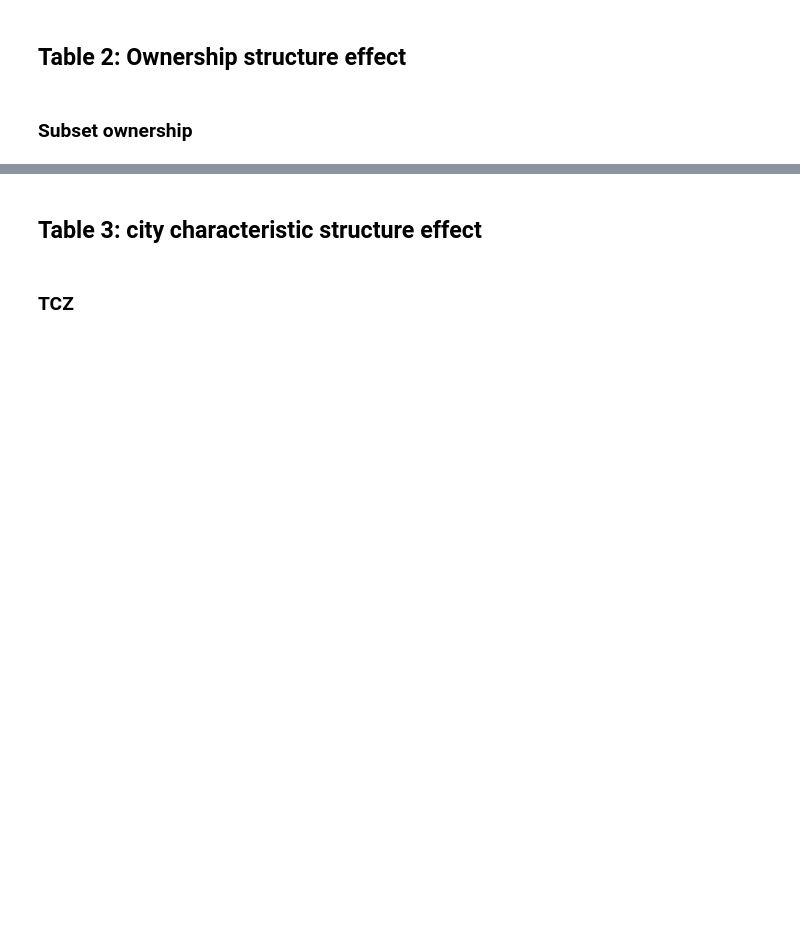
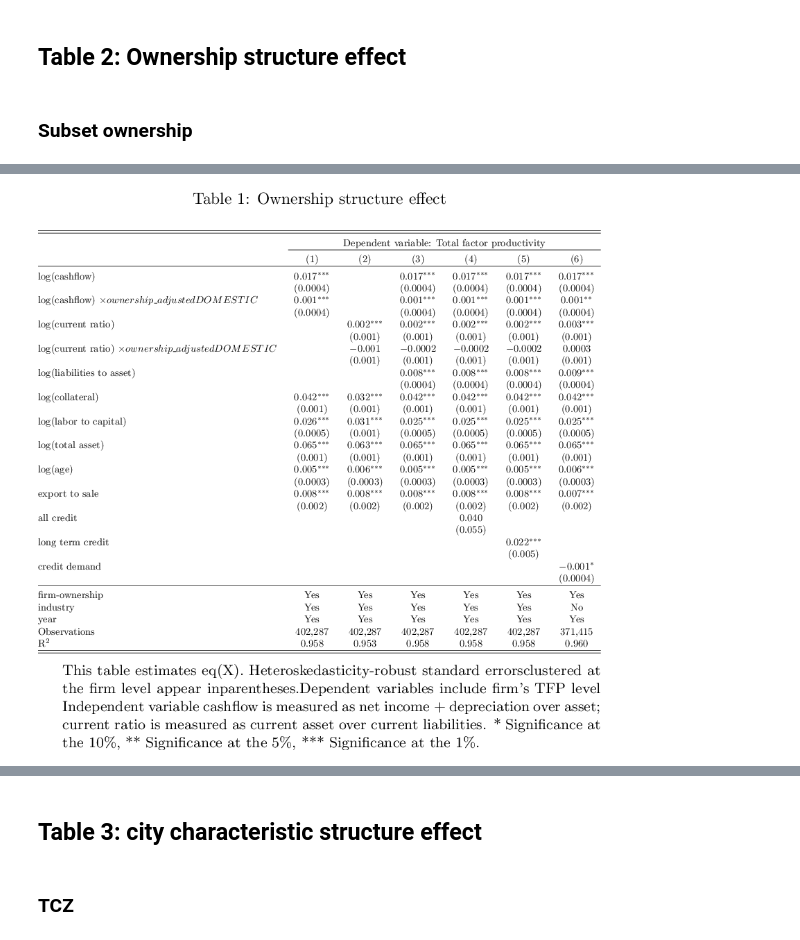
Before and after one commit to thomaspernet/Financial_dependency_pollution, a Jupyter notebook: 02_data_analysis/01_model_estimation/00_estimate_fin_ratio/05_tfp_firm_level.ipynb, the cells around one changed output, grey strips where cells are left out. Cells and saved outputs as stored; diff of their text form; code cells hidden in the pictures; blank space fills up the shorter version.

```diff
--- a/02_data_analysis/01_model_estimation/00_estimate_fin_ratio/05_tfp_firm_level.ipynb
+++ b/02_data_analysis/01_model_estimation/00_estimate_fin_ratio/05_tfp_firm_level.ipynb
@@ -789,0 +873,10 @@ lb.beautify(table_number = table_nb,
+# %%
+folder = 'Tables_0'
+table_nb = 1
+table = 'table_{}'.format(table_nb)
+path = os.path.join(folder, table + '.txt')
+if os.path.exists(folder) == False:
+        os.mkdir(folder)
+for ext in ['.txt', '.tex', '.pdf']:
+    x = [a for a in os.listdir(folder) if a.endswith(ext)]
+    [os.remove(os.path.join(folder, i)) for i in x]
@@ -789,0 +977,35 @@ lb.beautify(table_number = table_nb,
+# %%
+tbe1  = "This table estimates eq(X). " \
+"Heteroskedasticity-robust standard errors" \
+"clustered at the firm level appear inparentheses."\
+"Dependent variables include firm's TFP level " \
+" Independent variable cashflow is measured as net income + depreciation over asset;"\
+" current ratio is measured as current asset over current liabilities. " \
+"\sym{*} Significance at the 10\%, \sym{**} Significance at the 5\%, \sym{***} Significance at the 1\%."
+
+#multicolumn ={
+#    'Eligible': 2,
+#    'Non-Eligible': 1,
+#    'All': 1,
+#    'All benchmark': 1,
+#}
+
+reorder = {
+    11:1,
+    12:3,
+    #13:5
+}
+
+#multi_lines_dep = '(city/product/trade regime/year)'
+#new_r = ['& test1', 'test2']
+lb.beautify(table_number = table_nb,
+            reorder_var = reorder,
+            #multi_lines_dep = multi_lines_dep,
+            #new_row= new_r,
+            #multicolumn = multicolumn,
+            table_nte = tbe1,
+            jupyter_preview = True,
+            resolution = 170,
+            folder = folder)
+# %% [output]
+[figure, added]
```
Also changed, not shown: parts of 22 cells of this notebook, 1 other file.
